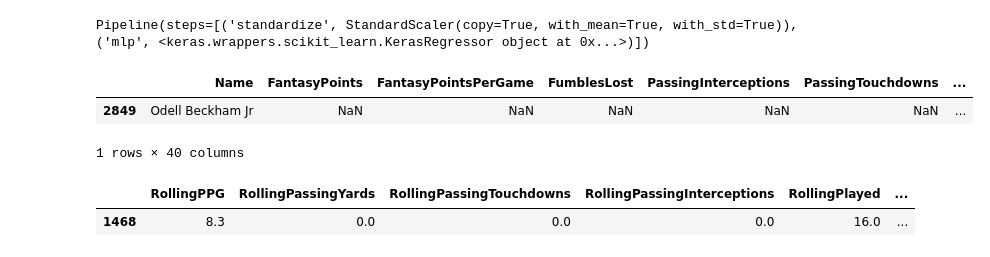
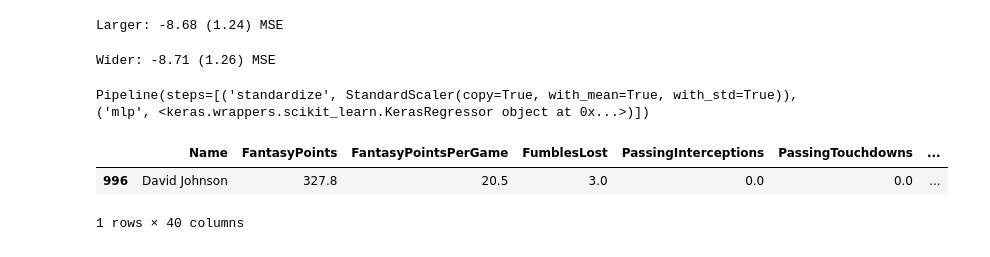
Before and after one commit to alexottenwess/fantasy_2018, a Jupyter notebook: fantasy_ppg_predictor.ipynb, the cells around one changed output. Cells and saved outputs as stored; diff of their text form; code cells hidden in the pictures.

Commit message:
final model

```diff
--- a/fantasy_ppg_predictor.ipynb
+++ b/fantasy_ppg_predictor.ipynb
@@ -20,6 +20,7 @@ for year in years:
 
 all_players = pd.concat(year_dfs)
 players_2017 = all_players[all_players['Year'] == 2017]['Name'].values
+players_2017 = np.append(players_2017, ['David Johnson'])
 players_2018 = {'Name': players_2017, 'Year': [2018] * len(players_2017)}
 players_2018_df = pd.DataFrame(data=players_2018)
 all_players = pd.concat([all_players, players_2018_df])
@@ -36,5 +37,9 @@ all_players['YearsInLeague'] = all_players['Year'] - all_players['RookieYear']
 all_players = all_players.set_index('Name')
 all_players[rolling_columns] = all_players.groupby('Name')[prev_year_columns].rolling(1).mean().reset_index(0, drop=True)
 all_players.reset_index(inplace=True)
+
 new_players = all_players[all_players["Year"] == 2018] #save new 2018 players for prediction
+new_players = new_players.dropna(subset=["RollingPPG"])
+
+all_players = all_players.dropna()
 all_players = all_players[all_players["Year"] != 2018] #remove 2018 players from training set
@@ -291,6 +296,8 @@ pipeline = Pipeline(estimators)
 kfold = KFold(n_splits=10, random_state=seed)
 results = cross_val_score(pipeline, X, y, cv=kfold)
 print("Larger: %.2f (%.2f) MSE" % (results.mean(), results.std()))
+# %% [output]
+Larger: -8.68 (1.24) MSE
 # %%
 # wider model
 def wider_model():
@@ -305,11 +312,13 @@ def wider_model():
 numpy.random.seed(seed)
 estimators = []
 estimators.append(('standardize', StandardScaler()))
-estimators.append(('mlp', KerasRegressor(build_fn=wider_model, epochs=100, batch_size=5, verbose=0)))
+estimators.append(('mlp', KerasRegressor(build_fn=wider_model, epochs=50, batch_size=5, verbose=0)))
 pipeline = Pipeline(estimators)
 kfold = KFold(n_splits=10, random_state=seed)
 results = cross_val_score(pipeline, X, y, cv=kfold)
 print("Wider: %.2f (%.2f) MSE" % (results.mean(), results.std()))
+# %% [output]
+Wider: -8.71 (1.26) MSE
 # %%
 ## Final Model
 numpy.random.seed(seed)
@@ -323,13 +337,6 @@ Pipeline(steps=[('standardize', StandardScaler(copy=True, with_mean=True, with_s
 # %%
-new_players[new_players["Name"].str.contains("Beckham")]
+all_players[all_players['Name'].str.contains('David Johnson')]
 # %% [output]
 |  | Name | FantasyPoints | FantasyPointsPerGame | FumblesLost | PassingInterceptions | PassingTouchdowns | ... |
-| 2849 | Odell Beckham Jr | NaN | NaN | NaN | NaN | NaN | ... |
+| 996 | David Johnson | 327.8 | 20.5 | 3.0 | 0.0 | 0.0 | ... |
 1 rows × 40 columns
-# %%
-# pipeline.predict(player)
-player = new_players[new_players["Name"].str.contains("Golden Tate")][feature_columns]
-player
-# %% [output]
-|  | RollingPPG | RollingPassingYards | RollingPassingTouchdowns | RollingPassingInterceptions | RollingPlayed | ... |
-| 1468 | 8.3 | 0.0 | 0.0 | 0.0 | 16.0 | ... |
```
Also changed, not shown: parts of 15 cells of this notebook, 2 other files.
